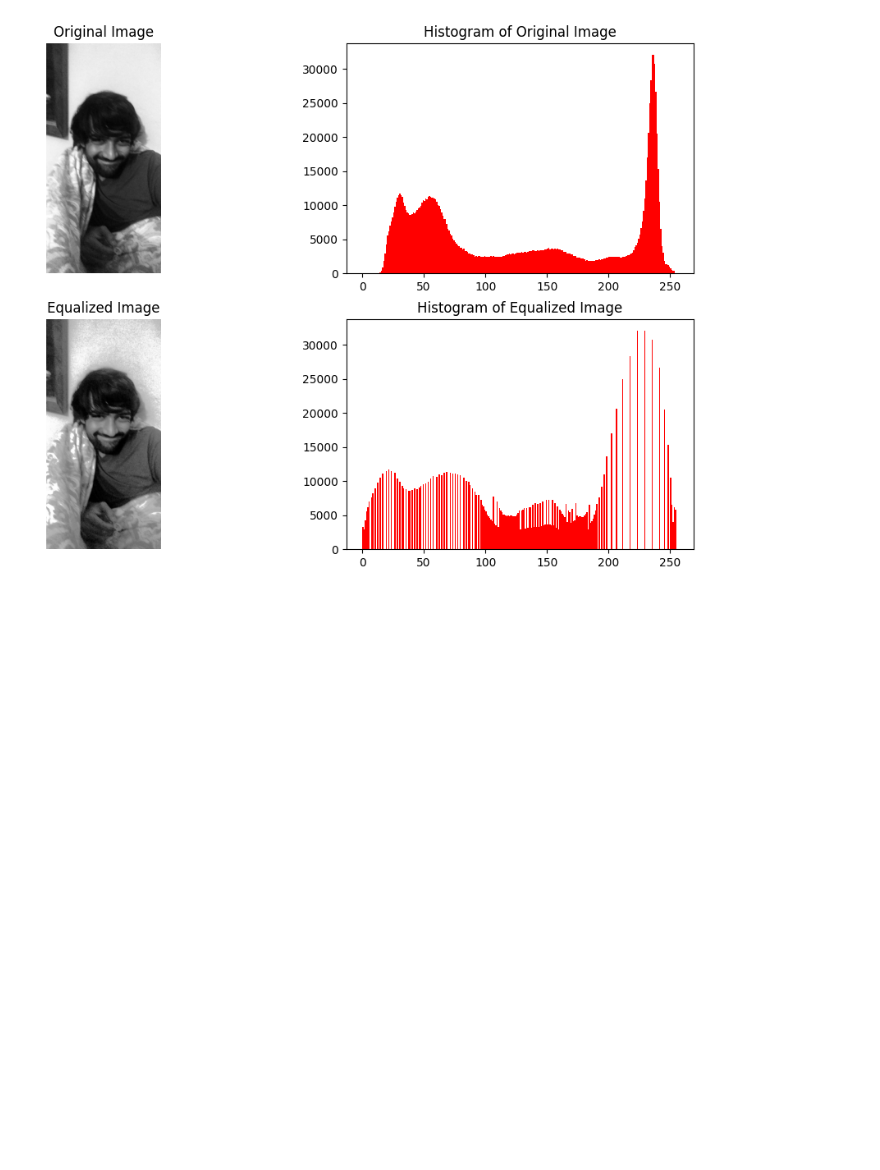
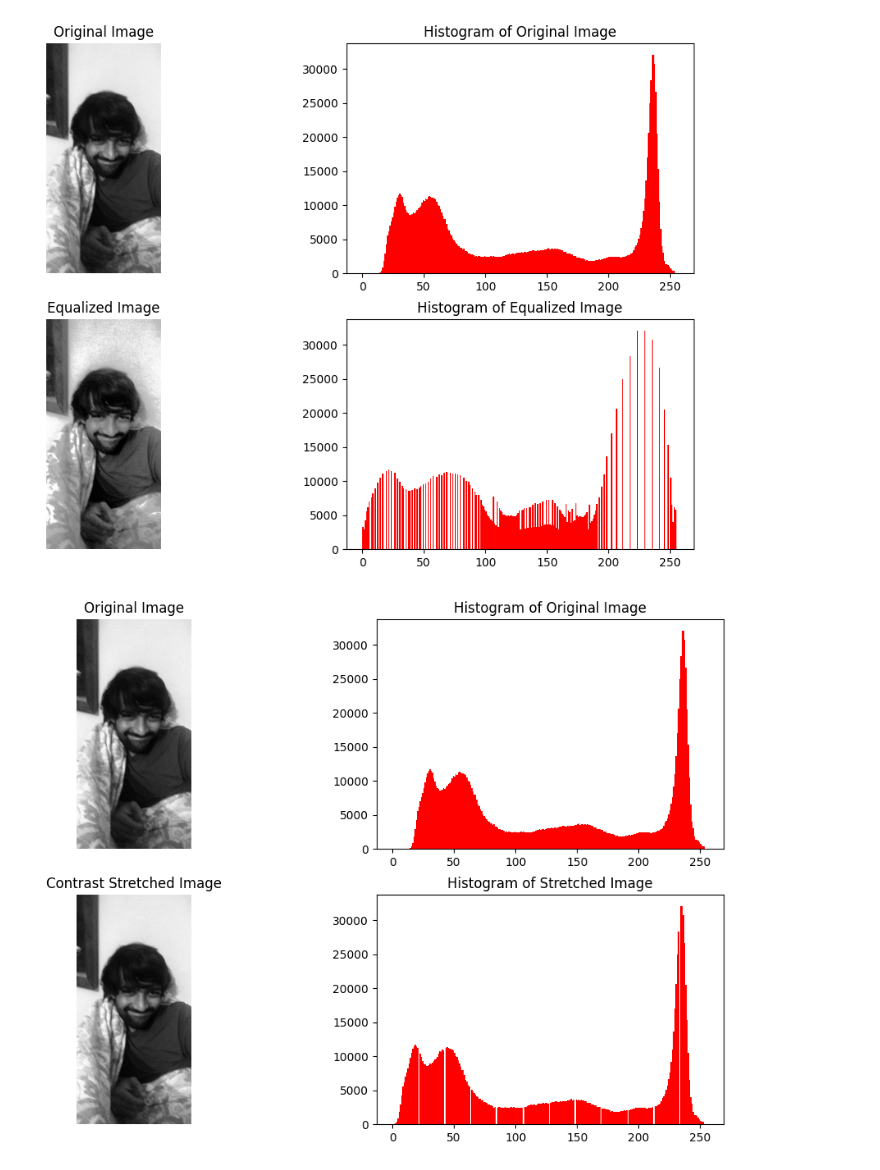
Before and after one commit to pixelPristine/Digital-Image-Processing, a Jupyter notebook: lab7.ipynb, the cells around one changed output. Saved outputs shown, nothing was run; the diff lists cells and outputs as text; code cells hidden in the pictures; blank space fills up the shorter version.

```diff
--- a/lab7.ipynb
+++ b/lab7.ipynb
@@ -94,3 +94,41 @@ image = cv2.imread('images/khali.jpg', cv2.IMREAD_GRAYSCALE)
 myhist_equ(image)
 # %% [output]
 [figure]
+# %%
+
+def contrastStretch(image):
+    # Calculate the minimum and maximum pixel values
+    min_value = np.min(image)
+    max_value = np.max(image)
+
+    # Apply contrast stretching
+    stretched_image = (image - min_value) * (255 / (max_value - min_value))
+    stretched_image = stretched_image.astype(np.uint8)
+
+    plt.figure(figsize=(12, 8))
+
+    plt.subplot(2, 2, 1)
+    plt.imshow(image, cmap='gray')
+    plt.title('Original Image')
+    plt.axis('off')
+
+    plt.subplot(2, 2, 2)
+    plt.hist(image.flatten(), 256, [0, 256], color='r')
+    plt.title('Histogram of Original Image')
+
+    plt.subplot(2, 2, 3)
+    plt.imshow(stretched_image, cmap='gray')
+    plt.title('Contrast Stretched Image')
+    plt.axis('off')
+
+    plt.subplot(2, 2, 4)
+    plt.hist(stretched_image.flatten(), 256, [0, 256], color='r')
+    plt.title('Histogram of Stretched Image')
+
+    plt.show()
+
+image = cv2.imread('images/khali.jpg', cv2.IMREAD_GRAYSCALE)
+
+contrastStretch(image)
+# %% [output]
+[figure, added]
```
